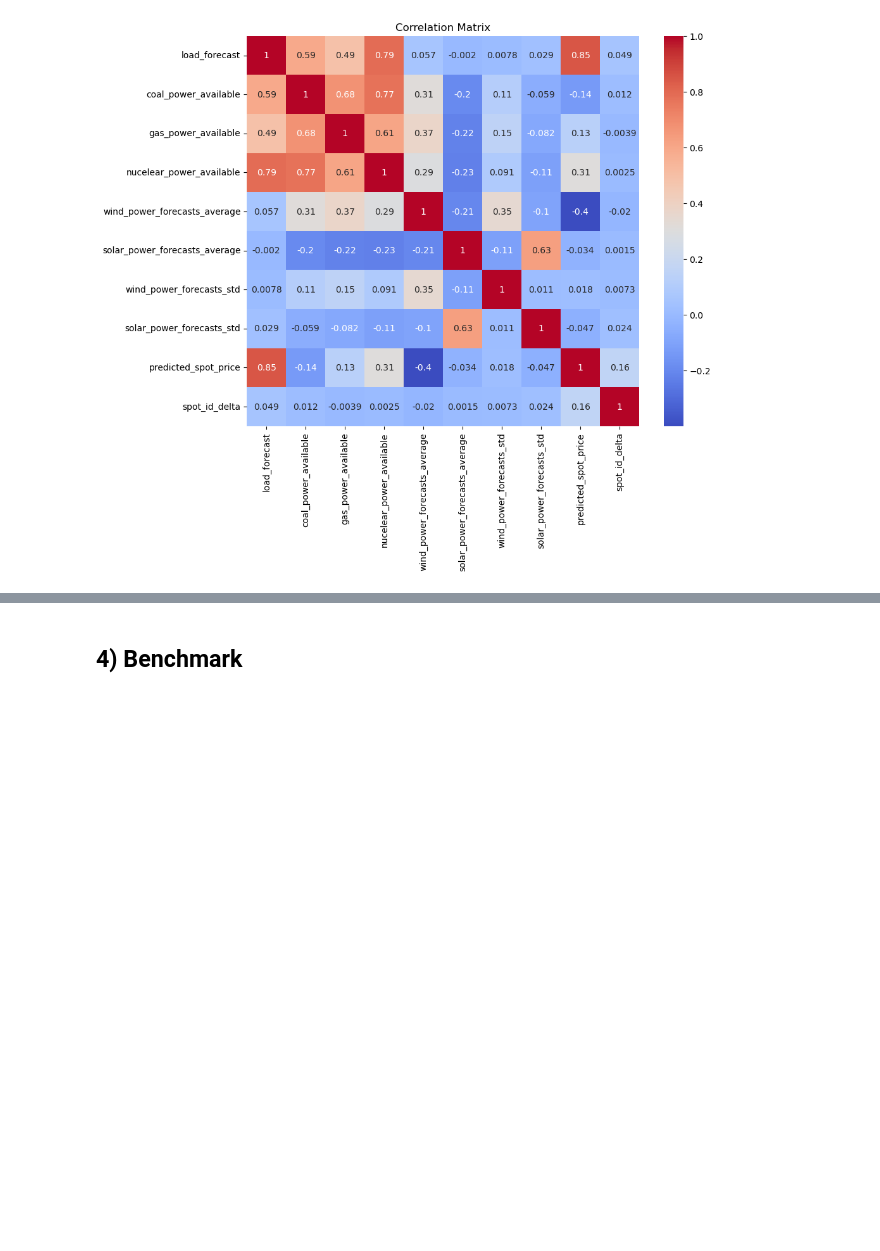
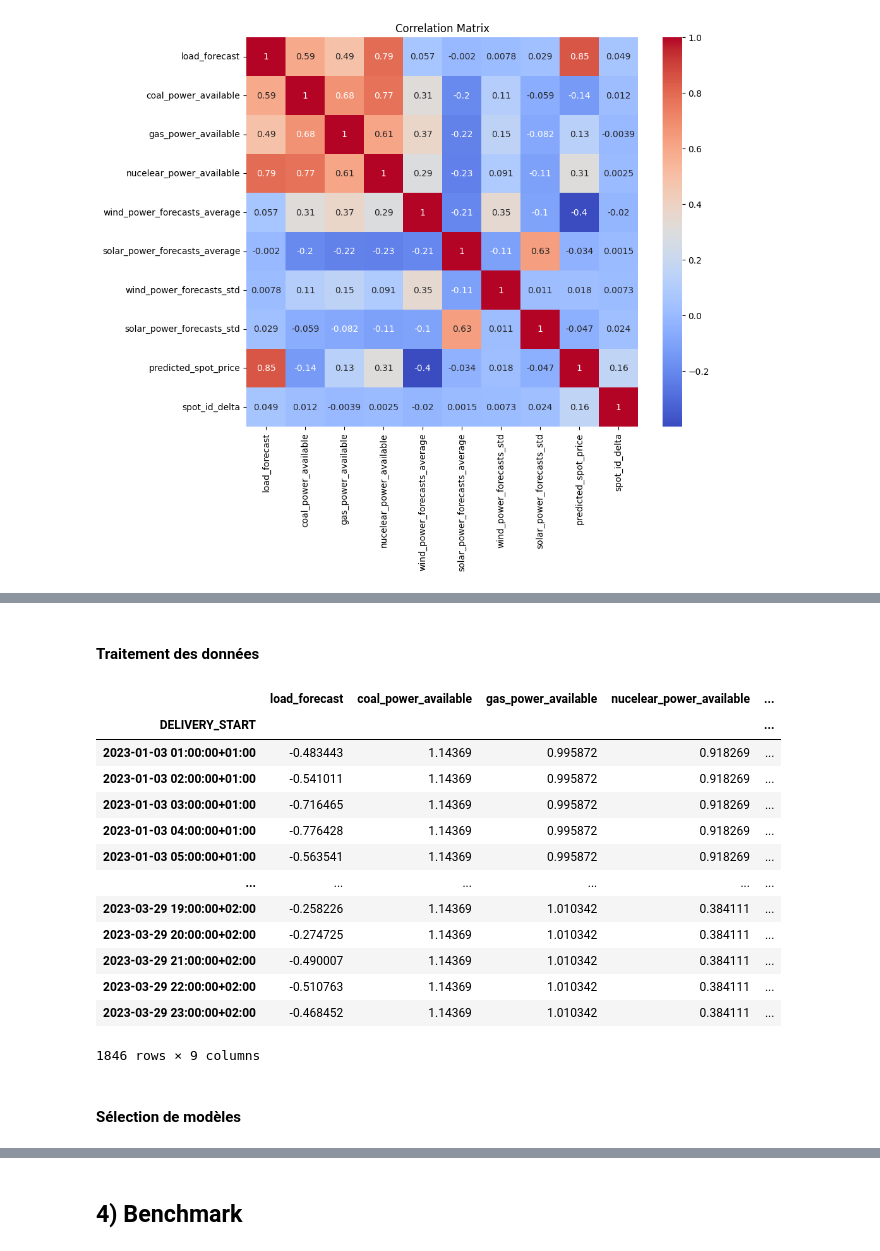
Before and after one commit to jcollot2/DAUPHINE_Machine_Learning, a Jupyter notebook: modeles_v2.ipynb, the cells around one changed output, grey strips where cells are left out. Drawn from its saved outputs; the diff is of its cells as text; code cells hidden in the pictures; blank space fills up the shorter version.

```diff
--- a/modeles_v2.ipynb
+++ b/modeles_v2.ipynb
@@ -165,0 +190,22 @@ None
+# %% [markdown]
+#### Traitement des données
+# %%
+# division en set de train et set de test en fonction de si la valeur spot est fournie
+data_test = X_train_scaled[X_train_scaled['predicted_spot_price'].isnull()]
+data_train = X_train_scaled[~X_train_scaled['predicted_spot_price'].isnull()]
+data_train
+# %% [output]
+|  | load_forecast | coal_power_available | gas_power_available | nucelear_power_available | ... |
+| DELIVERY_START |  |  |  |  | ... |
+| 2023-01-03 01:00:00+01:00 | -0.483443 | 1.14369 | 0.995872 | 0.918269 | ... |
+| 2023-01-03 02:00:00+01:00 | -0.541011 | 1.14369 | 0.995872 | 0.918269 | ... |
+| 2023-01-03 03:00:00+01:00 | -0.716465 | 1.14369 | 0.995872 | 0.918269 | ... |
+| 2023-01-03 04:00:00+01:00 | -0.776428 | 1.14369 | 0.995872 | 0.918269 | ... |
+| 2023-01-03 05:00:00+01:00 | -0.563541 | 1.14369 | 0.995872 | 0.918269 | ... |
+| ... | ... | ... | ... | ... | ... |
+| 2023-03-29 19:00:00+02:00 | -0.258226 | 1.14369 | 1.010342 | 0.384111 | ... |
+| 2023-03-29 20:00:00+02:00 | -0.274725 | 1.14369 | 1.010342 | 0.384111 | ... |
+| 2023-03-29 21:00:00+02:00 | -0.490007 | 1.14369 | 1.010342 | 0.384111 | ... |
+| 2023-03-29 22:00:00+02:00 | -0.510763 | 1.14369 | 1.010342 | 0.384111 | ... |
+| 2023-03-29 23:00:00+02:00 | -0.468452 | 1.14369 | 1.010342 | 0.384111 | ... |
+1846 rows × 9 columns
@@ -165,0 +227,2 @@ None
+# %% [markdown]
+#### Sélection de modèles
```
Also changed, not shown: parts of 73 cells of this notebook, 10 other files.
